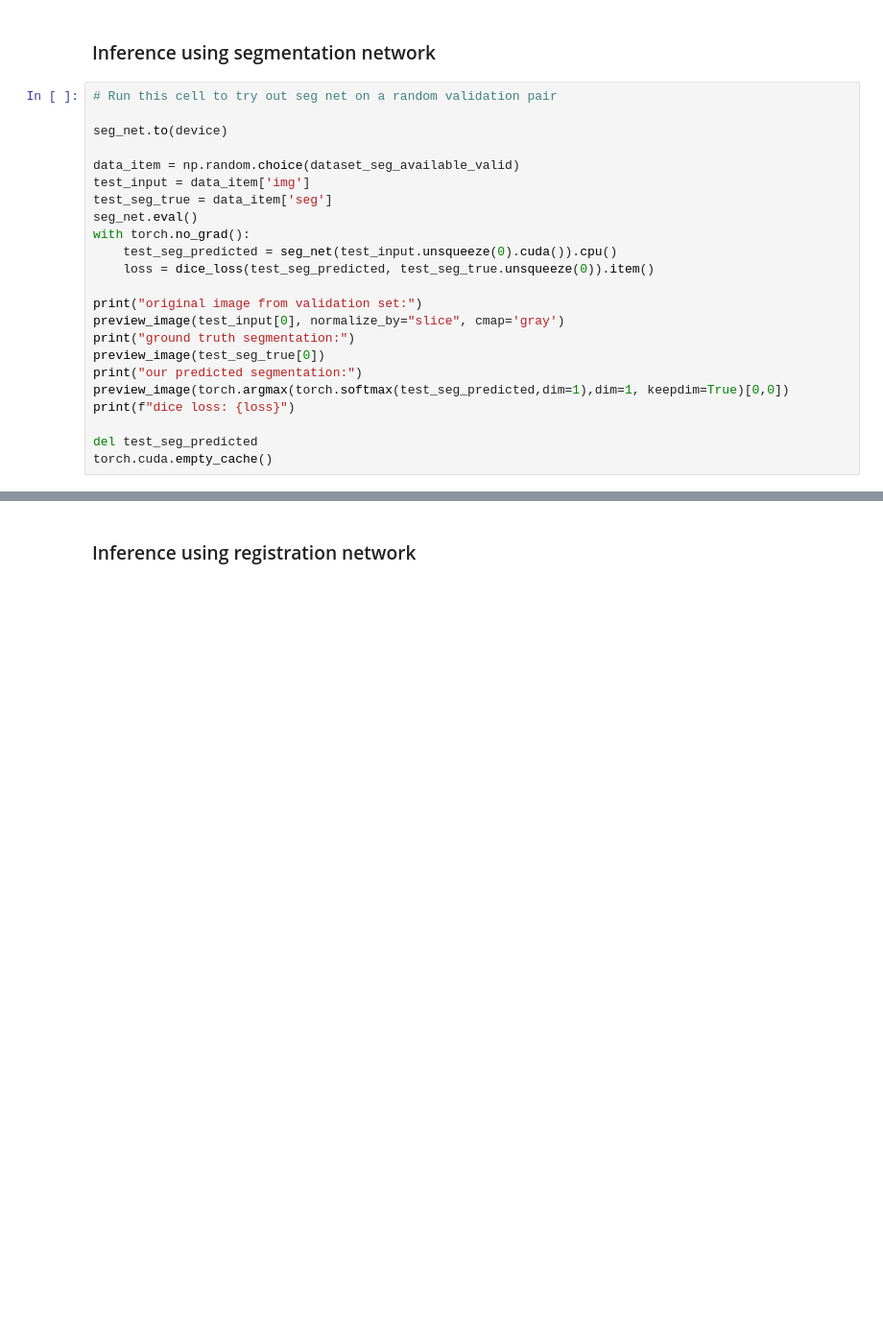
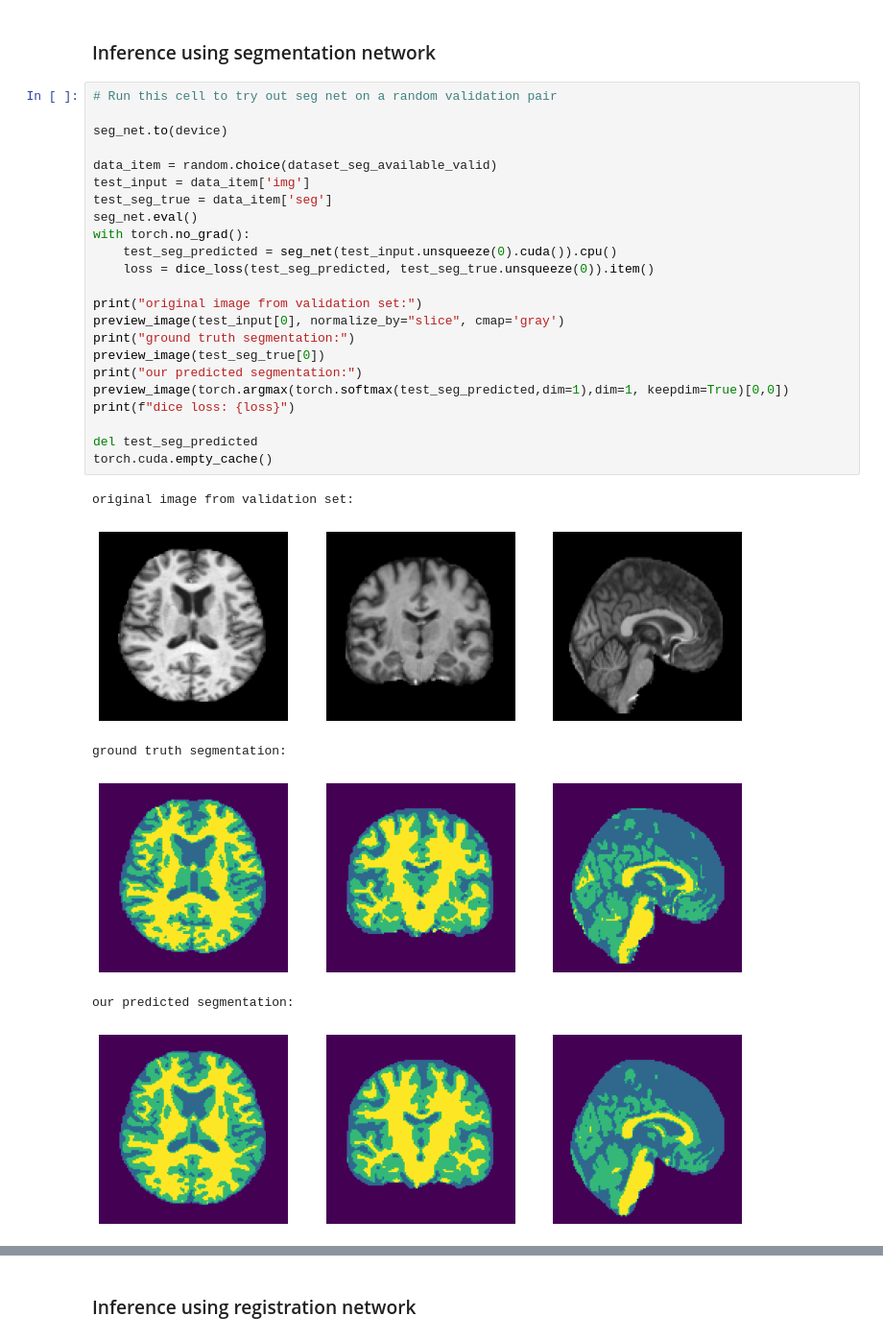
Before and after one commit to ebrahimebrahim/deep-atlas, a Jupyter notebook: deep_atlas_tutorial.ipynb, the cells around one changed output, grey strips where cells are left out. Shown at 96% size. Cells and saved outputs as stored; diff of their text form; blank space fills up the shorter version.

```diff
--- a/deep_atlas_tutorial.ipynb
+++ b/deep_atlas_tutorial.ipynb
@@ -1189,23 +1275,30 @@ Here we run forward passes for the two networks and we try to get a sense of the
 # %%
 # Run this cell to try out seg net on a random validation pair
 
 seg_net.to(device)
 
-data_item = np.random.choice(dataset_seg_available_valid)
+data_item = random.choice(dataset_seg_available_valid)
 test_input = data_item['img']
 test_seg_true = data_item['seg']
 seg_net.eval()
 with torch.no_grad():
     test_seg_predicted = seg_net(test_input.unsqueeze(0).cuda()).cpu()
     loss = dice_loss(test_seg_predicted, test_seg_true.unsqueeze(0)).item()
 
 print("original image from validation set:")
 preview_image(test_input[0], normalize_by="slice", cmap='gray')
 print("ground truth segmentation:")
 preview_image(test_seg_true[0])
 print("our predicted segmentation:")
 preview_image(torch.argmax(torch.softmax(test_seg_predicted,dim=1),dim=1, keepdim=True)[0,0])
 print(f"dice loss: {loss}")
 
 del test_seg_predicted
 torch.cuda.empty_cache()
+# %% [output]
+original image from validation set:
+[figure, added]
+ground truth segmentation:
+[figure, added]
+our predicted segmentation:
+[figure, added]
```
Also changed, not shown: parts of 34 cells of this notebook.
